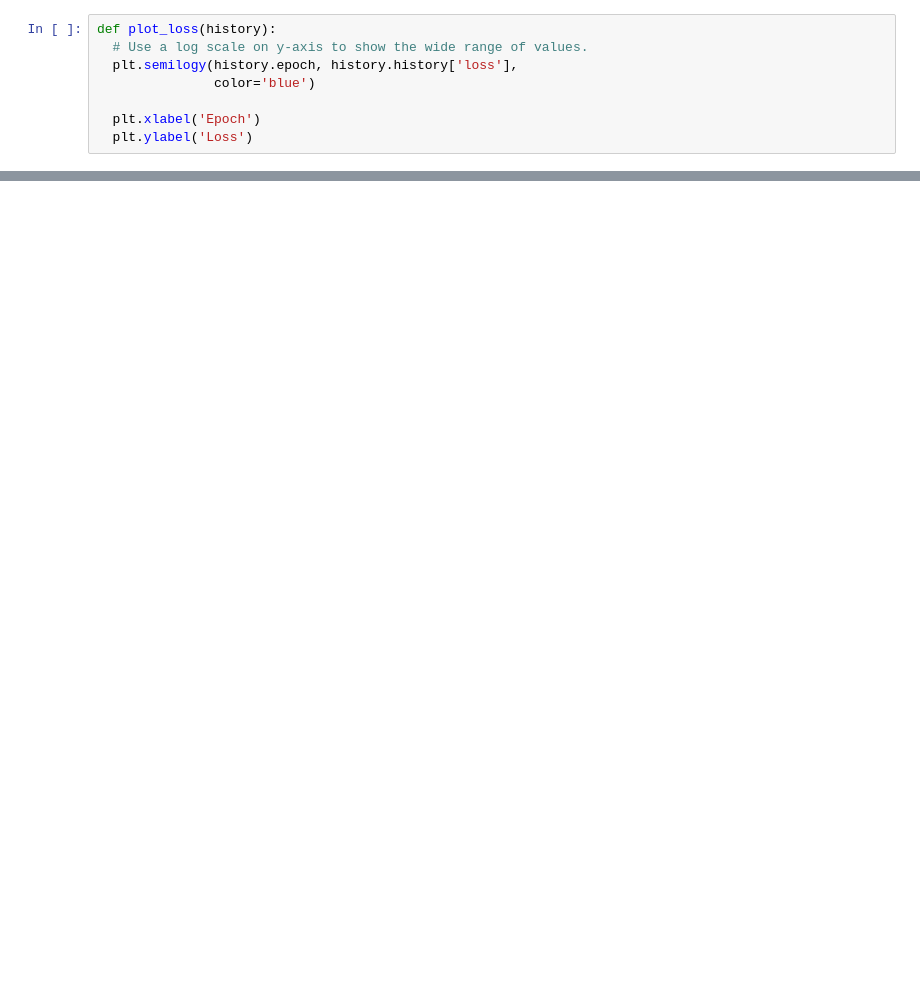
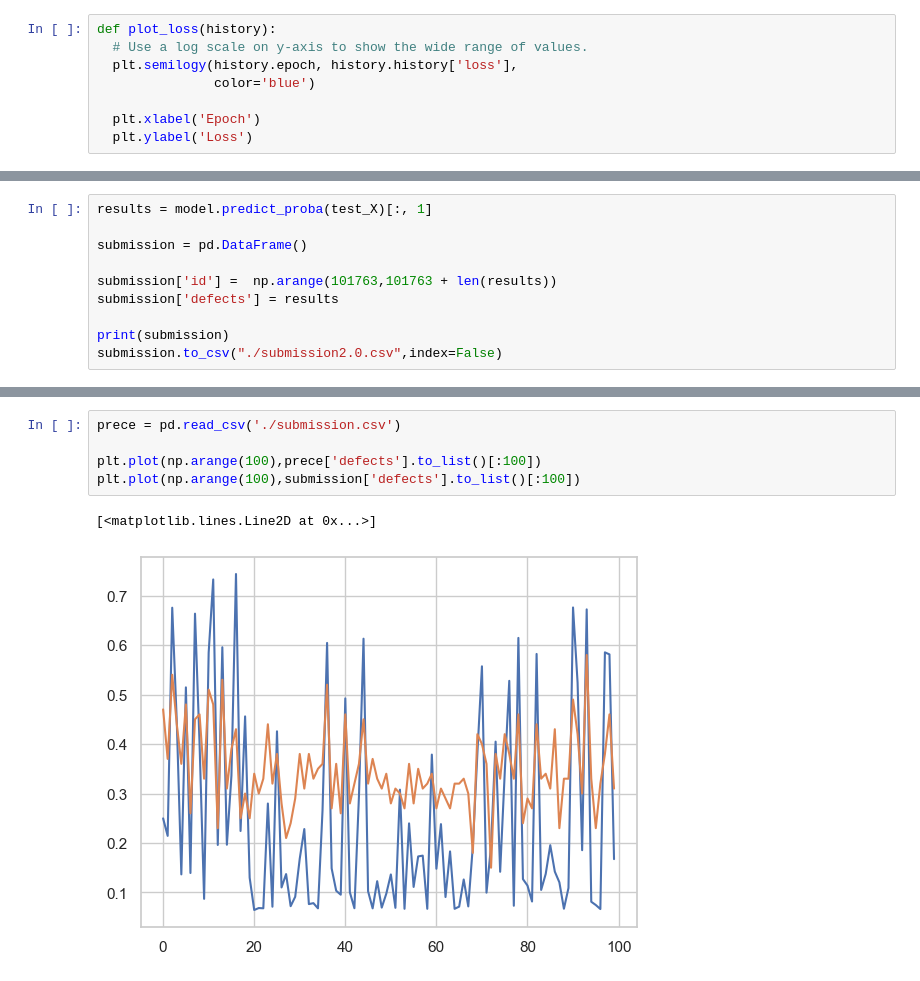
Before and after one commit to mart1bb/SoftwareDefectsDataset, a Jupyter notebook: eda.ipynb, the cells around one changed output, grey strips where cells are left out. Cells and saved outputs as stored; diff of their text form; blank space fills up the shorter version.

```diff
--- a/eda.ipynb
+++ b/eda.ipynb
@@ -188,0 +185,10 @@ plt.plot(np.arange(100),submission['defects'].to_list()[:100])
+# %%
+results = model.predict_proba(test_X)[:, 1]
+
+submission = pd.DataFrame()
+
+submission['id'] =  np.arange(101763,101763 + len(results))
+submission['defects'] = results
+
+print(submission)
+submission.to_csv("./submission2.0.csv",index=False)
@@ -188,0 +210,8 @@ plt.plot(np.arange(100),submission['defects'].to_list()[:100])
+# %%
+prece = pd.read_csv('./submission.csv')
+
+plt.plot(np.arange(100),prece['defects'].to_list()[:100])
+plt.plot(np.arange(100),submission['defects'].to_list()[:100])
+# %% [output]
+[<matplotlib.lines.Line2D at 0x...>]
+[figure, added]
```
Also changed, not shown: parts of 7 cells of this notebook, 3 other files.
